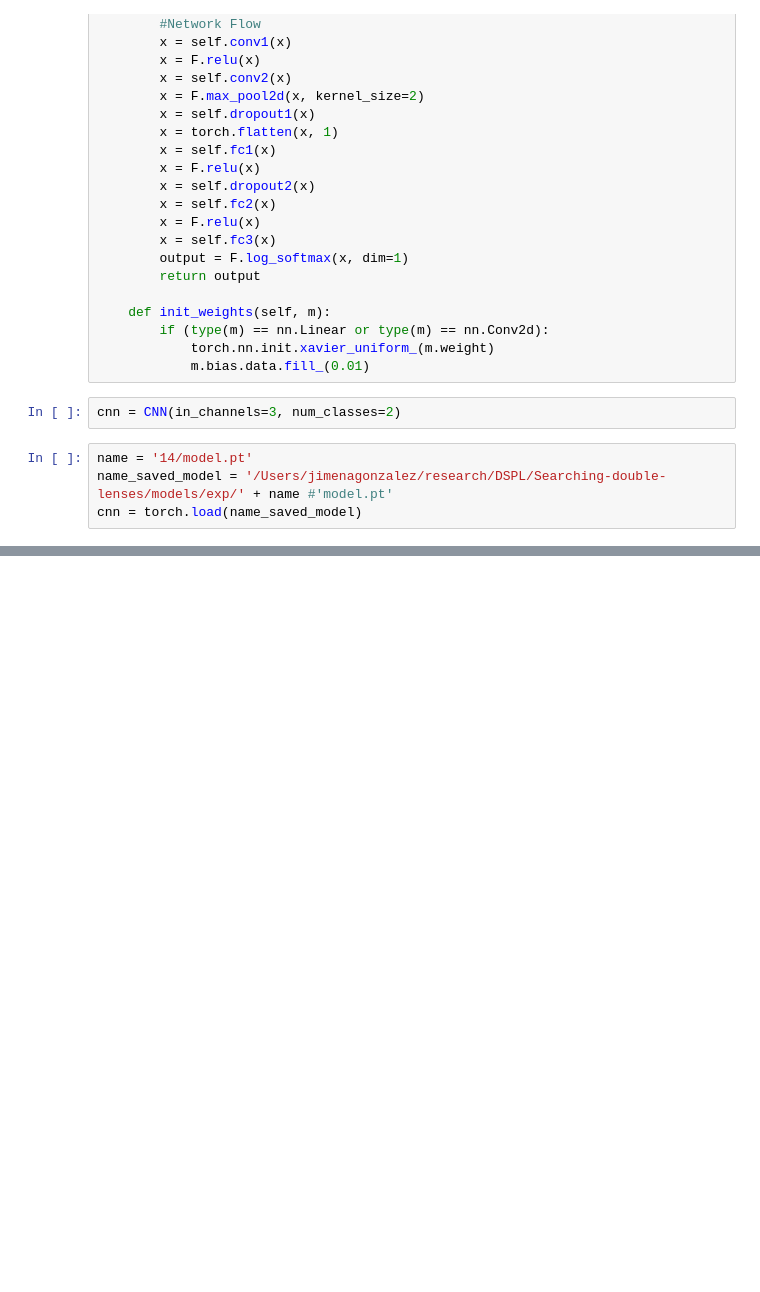
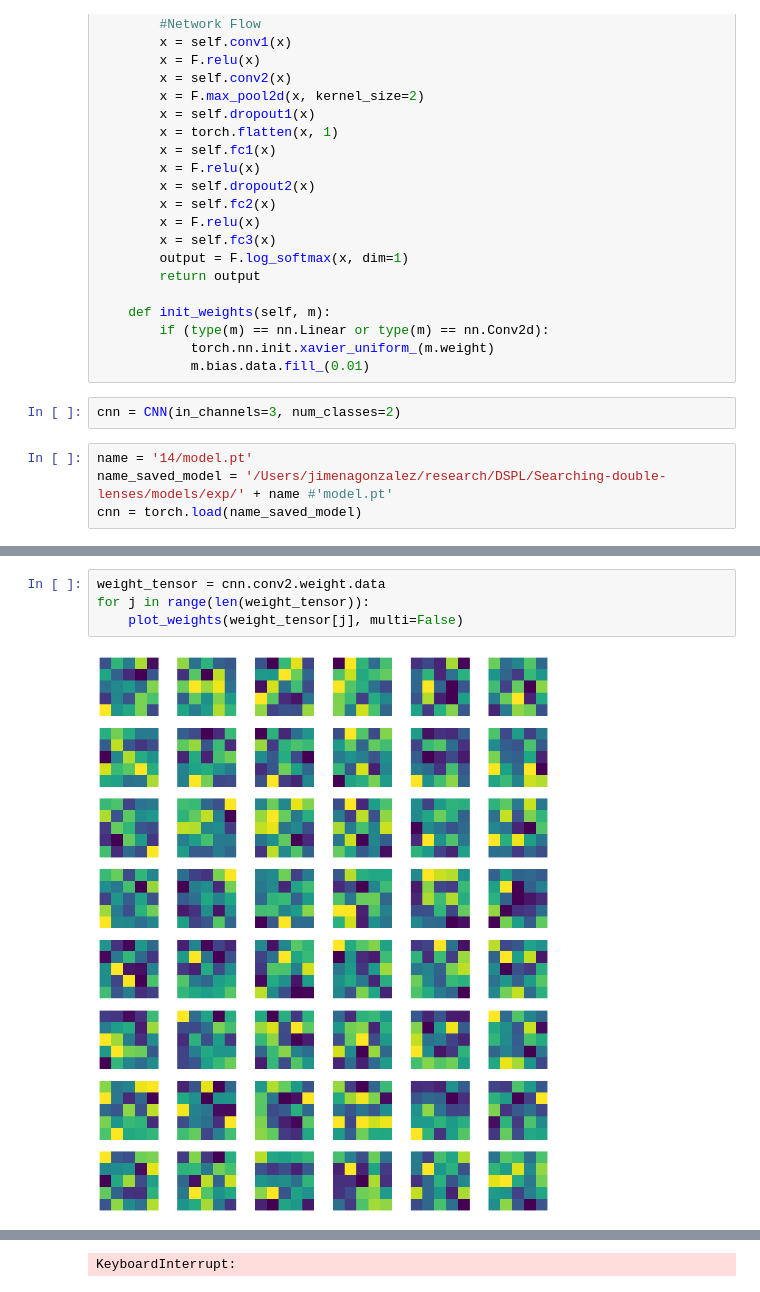
Before and after one commit to JimenaGonzalez/Searching-double-lenses, a Jupyter notebook: Visualization.ipynb, the cells around one changed output, grey strips where cells are left out. Drawn from its saved outputs; the diff is of its cells as text; blank space fills up the shorter version.

```diff
--- a/Visualization.ipynb
+++ b/Visualization.ipynb
@@ -95,0 +200,6 @@ plt.show()
+# %%
+weight_tensor = cnn.conv2.weight.data
+for j in range(len(weight_tensor)):
+    plot_weights(weight_tensor[j], multi=False)
+# %% [output]
+[figure, added]
@@ -95,0 +207 @@ plt.show()
+KeyboardInterrupt:
```
Also changed, not shown: parts of 8 cells of this notebook.
